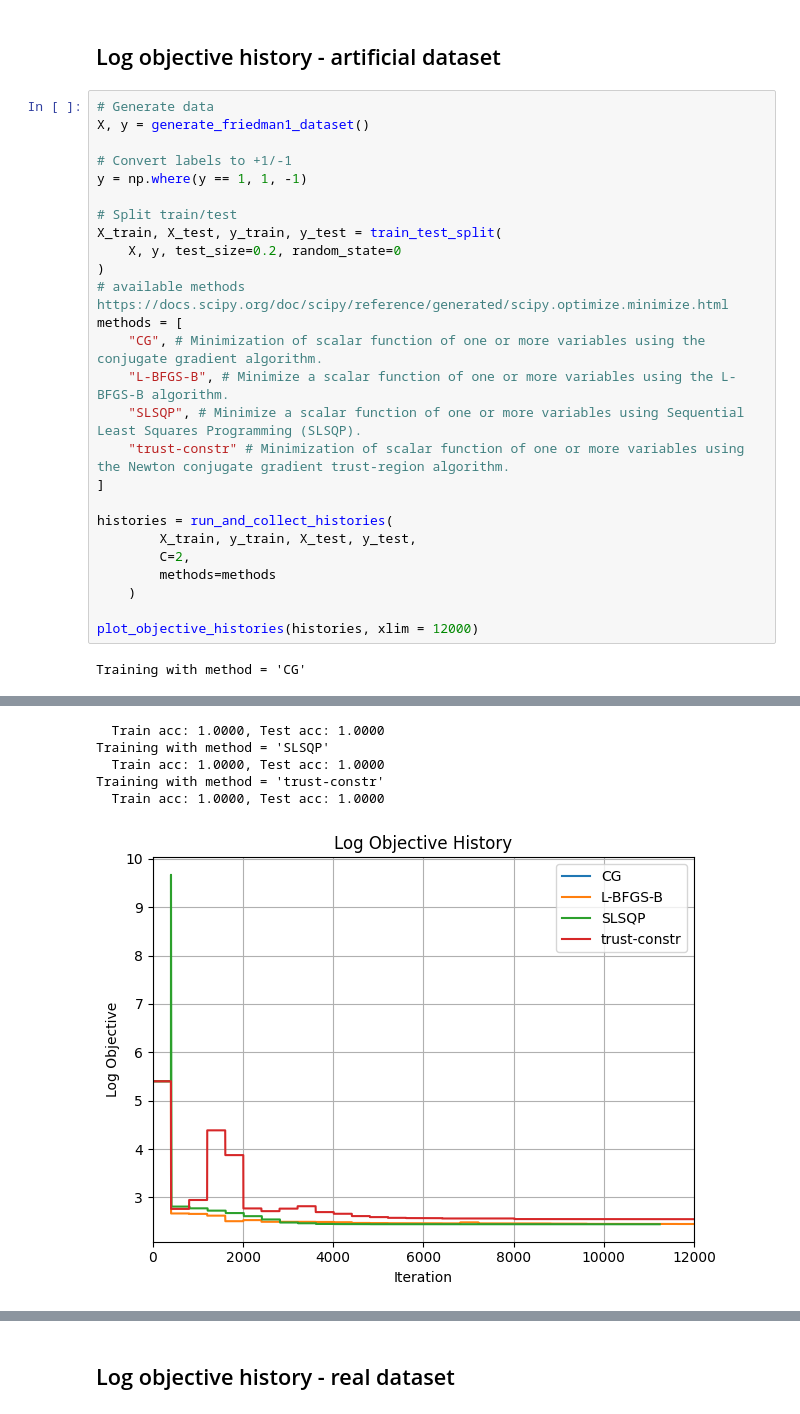
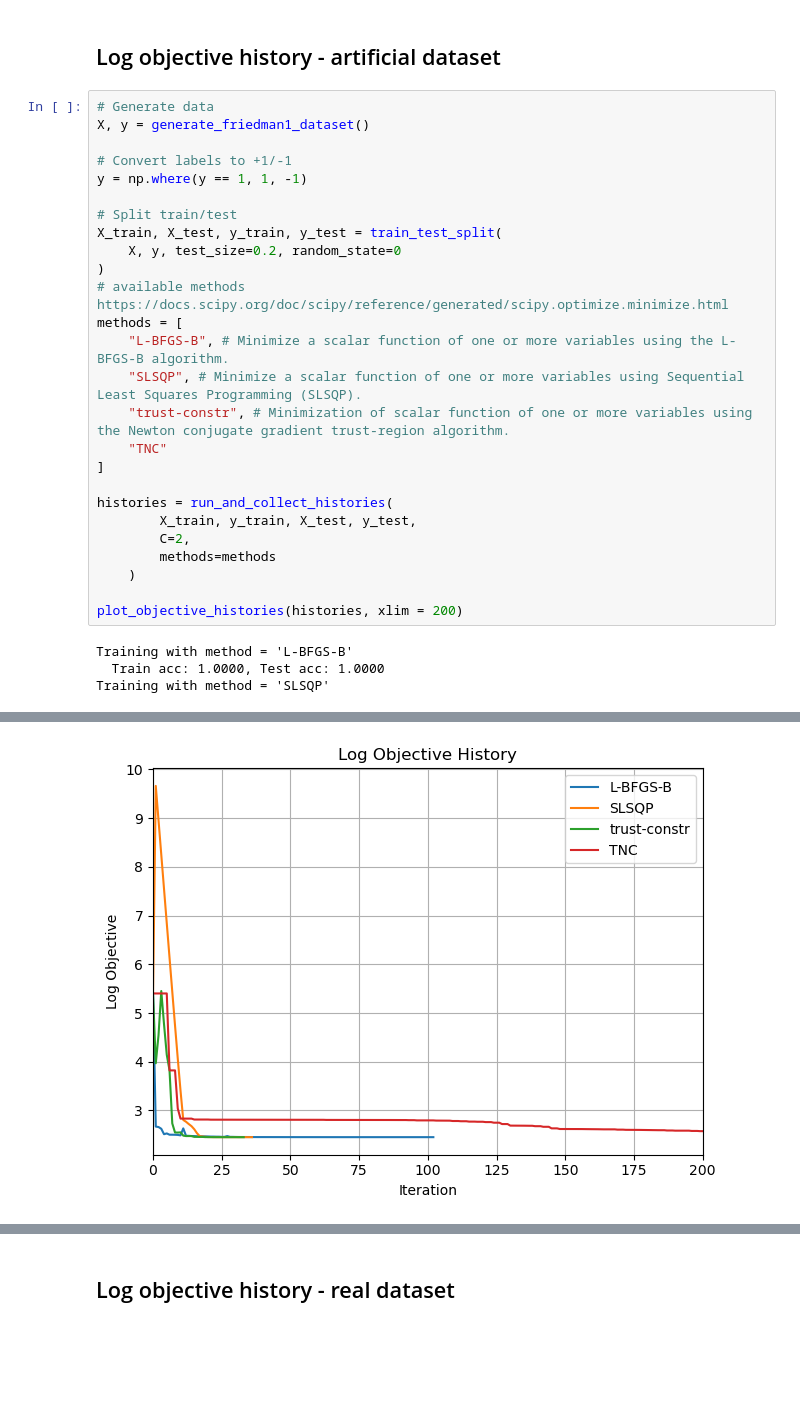
Before and after one commit to jswistak/optimization-project, a Jupyter notebook: test.ipynb, the cells around one changed output, grey strips where cells are left out. Drawn from its saved outputs; the diff is of its cells as text; blank space fills up the shorter version.

```diff
--- a/test.ipynb
+++ b/test.ipynb
@@ -18,10 +18,10 @@ X_train, X_test, y_train, y_test = train_test_split(
 )
 # available methods https://docs.scipy.org/doc/scipy/reference/generated/scipy.optimize.minimize.html
 methods = [
-    "CG", # Minimization of scalar function of one or more variables using the conjugate gradient algorithm.
     "L-BFGS-B", # Minimize a scalar function of one or more variables using the L-BFGS-B algorithm.
     "SLSQP", # Minimize a scalar function of one or more variables using Sequential Least Squares Programming (SLSQP).
-    "trust-constr" # Minimization of scalar function of one or more variables using the Newton conjugate gradient trust-region algorithm.
+    "trust-constr", # Minimization of scalar function of one or more variables using the Newton conjugate gradient trust-region algorithm.
+    "TNC"
 ]
 
 histories = run_and_collect_histories(
@@ -30,7 +30,9 @@ histories = run_and_collect_histories(
         methods=methods
     )
 
-plot_objective_histories(histories, xlim = 12000)
+plot_objective_histories(histories, xlim = 200)
 # %% [output]
-Training with method = 'CG'
+Training with method = 'L-BFGS-B'
+  Train acc: 1.0000, Test acc: 1.0000
+Training with method = 'SLSQP'
   Train acc: 1.0000, Test acc: 1.0000
@@ -38,6 +43 @@ Training with method = 'L-BFGS-B'
-  Train acc: 1.0000, Test acc: 1.0000
-Training with method = 'SLSQP'
-  Train acc: 1.0000, Test acc: 1.0000
-Training with method = 'trust-constr'
-  Train acc: 1.0000, Test acc: 1.0000
-[figure, old version]
+[figure, new version]
```
Also changed, not shown: parts of 10 cells of this notebook, 1 other file.
